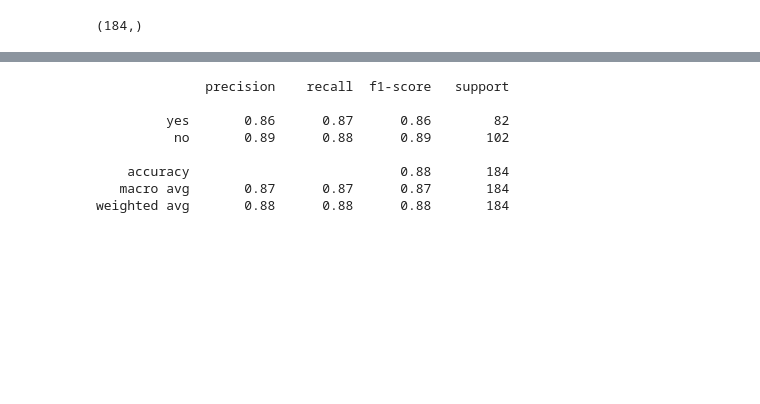
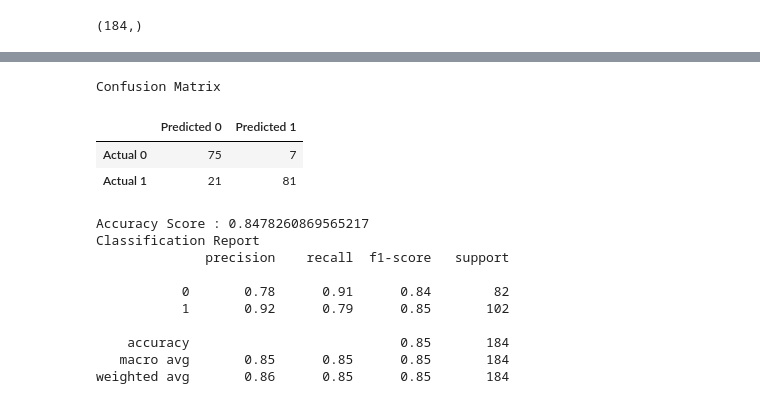
Before and after one commit to andrewjmack/coronary-disease-predictive-model, a Jupyter notebook: model_optimization.ipynb, the cells around one changed output, grey strips where cells are left out. Cells and saved outputs as stored; diff of their text form; code cells hidden in the pictures; blank space fills up the shorter version.

```diff
--- a/model_optimization.ipynb
+++ b/model_optimization.ipynb
@@ -198,12 +198,30 @@ print(transformed_predictions)
 # %%
-print(classification_report(y_test, transformed_predictions,
-                            target_names= ["yes", "no"]))
+# Calculating the confusion matrix
+cm = confusion_matrix(y_test, transformed_predictions)
+cm_df = pd.DataFrame(
+    cm, index=["Actual 0", "Actual 1"], columns=["Predicted 0", "Predicted 1"]
+)
+
+# Calculating the accuracy score
+acc_score = accuracy_score(y_test, transformed_predictions)
-# %% [output]
-              precision    recall  f1-score   support
-
-         yes       0.86      0.87      0.86        82
-          no       0.89      0.88      0.89       102
-
-    accuracy                           0.88       184
-   macro avg       0.87      0.87      0.87       184
-weighted avg       0.88      0.88      0.88       184
+# %%
+print("Confusion Matrix")
+display(cm_df)
+print(f"Accuracy Score : {acc_score}")
+print("Classification Report")
+print(classification_report(y_test, transformed_predictions))
+# %% [output]
+Confusion Matrix
+|  | Predicted 0 | Predicted 1 |
+| Actual 0 | 75 | 7 |
+| Actual 1 | 21 | 81 |
+Accuracy Score : 0.8478260869565217
+Classification Report
+              precision    recall  f1-score   support
+
+           0       0.78      0.91      0.84        82
+           1       0.92      0.79      0.85       102
+
+    accuracy                           0.85       184
+   macro avg       0.85      0.85      0.85       184
+weighted avg       0.86      0.85      0.85       184
```
Also changed, not shown: parts of 15 cells of this notebook, 1 other file.
